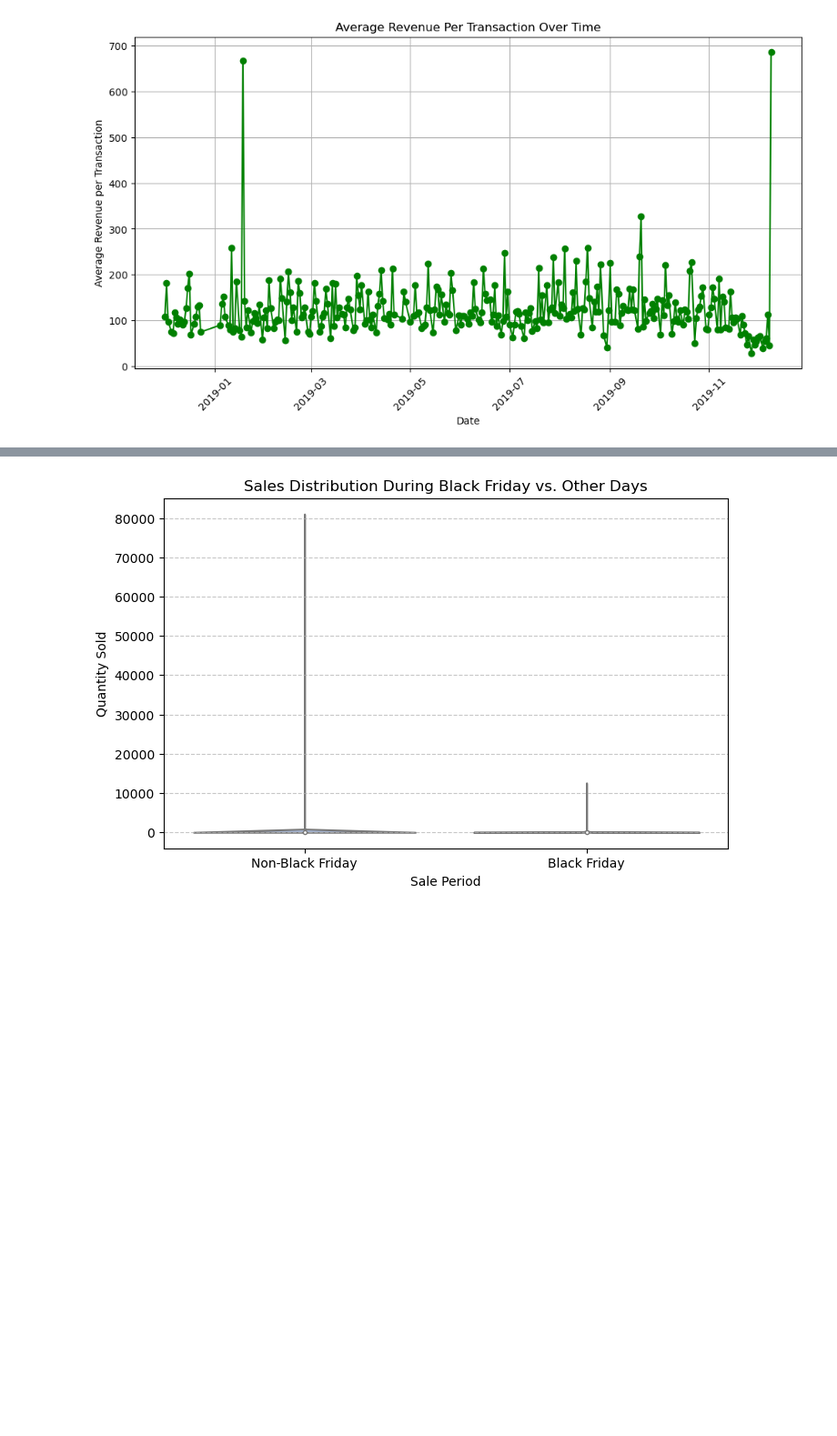
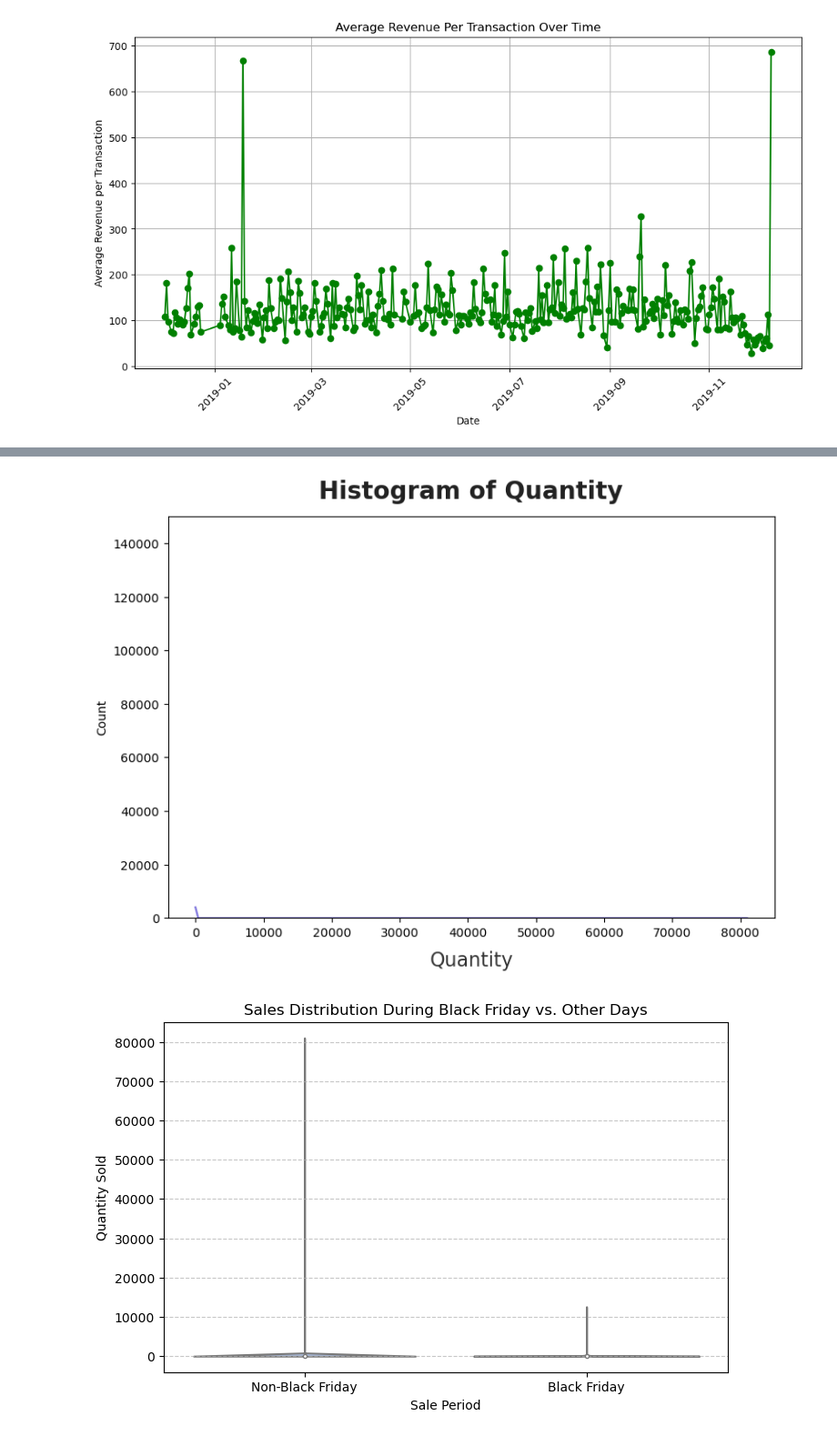
Before and after one commit to puneetprashar2003/Black_Friday_Data_Analysis, a Jupyter notebook: eda.ipynb, the cells around one changed output, grey strips where cells are left out. Shown: that part at 91% size. Saved outputs shown, nothing was run; the diff lists cells and outputs as text; code cells hidden in the pictures; blank space fills up the shorter version.

```diff
--- a/eda.ipynb
+++ b/eda.ipynb
@@ -586,3 +601,11 @@ plt.show()
+# %%
+plt.figure(figsize=(9, 6))
+sns.histplot(df['Quantity'], kde=True, color='#766CDB')
+plt.title("Histogram of Quantity", pad=15, fontsize=20, weight='semibold', color='#222222')
+plt.xlabel("Quantity", labelpad=10, fontsize=16, weight='medium', color='#333333')
+plt.show()
+# %% [output]
+[figure, added]
 # %%
 plt.figure(figsize=(8, 5))
 sns.violinplot(x=df['IsBlackFridayPeriod'], y=df['Quantity'], palette='coolwarm')
```
Also changed, not shown: parts of 8 cells of this notebook.
